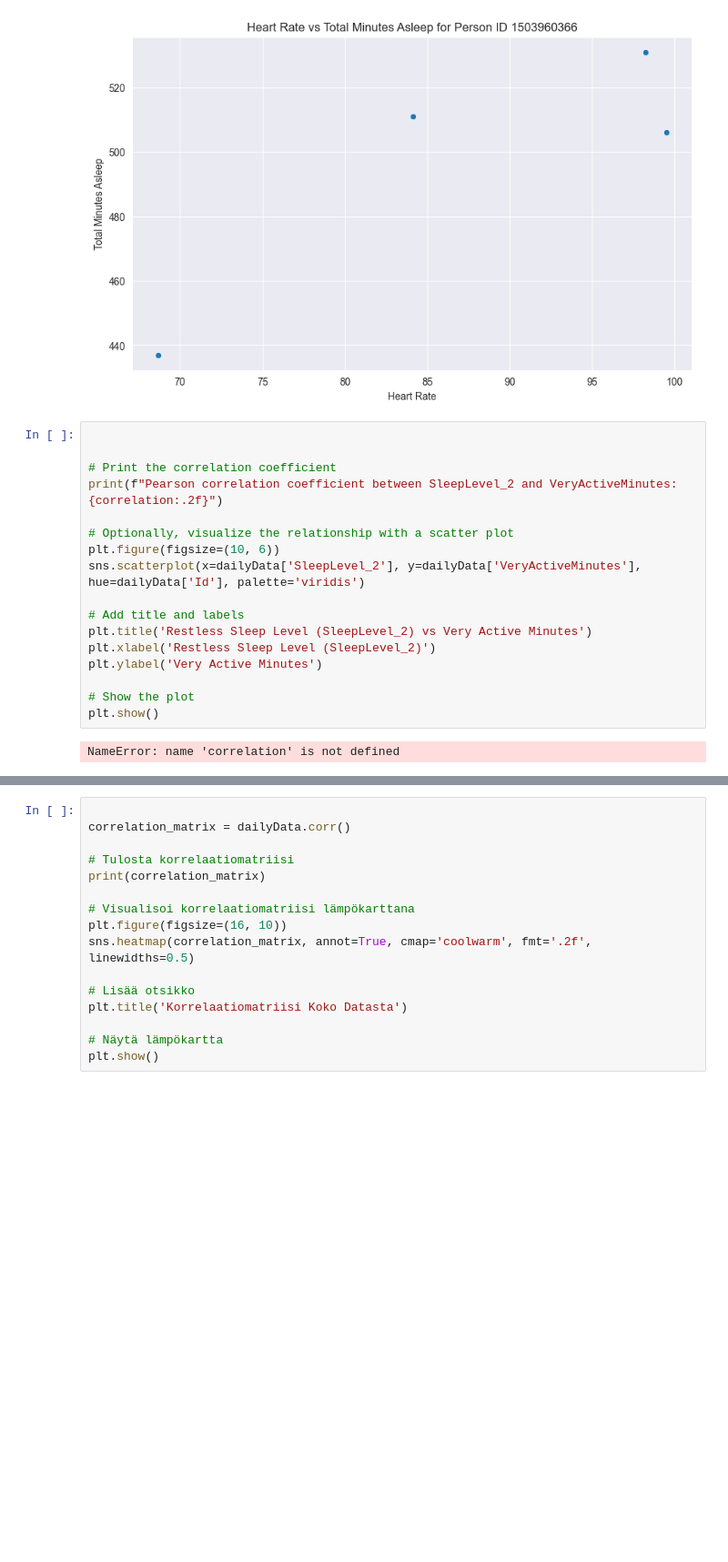
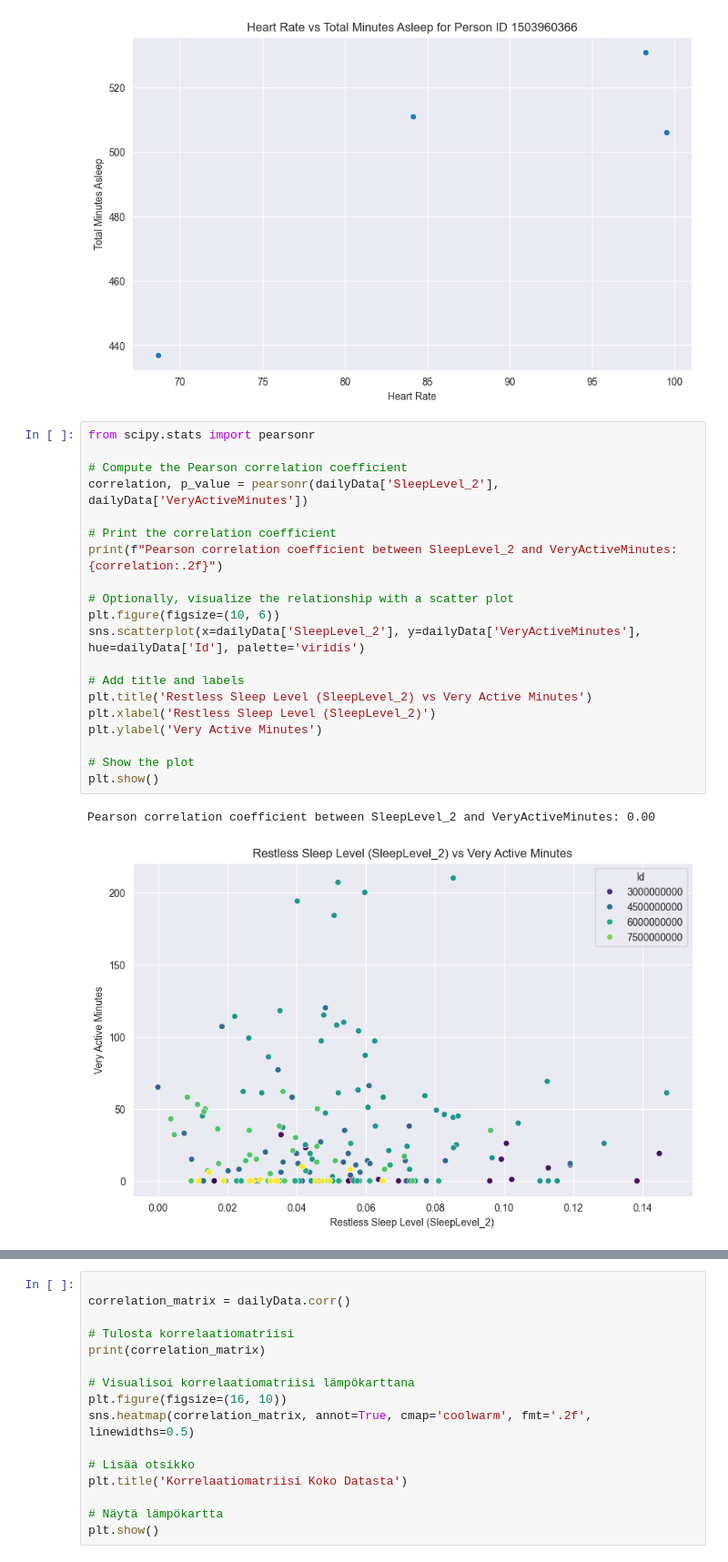
Before and after one commit to kismet85/dkkoAssignments, a Jupyter notebook: Projekti/Uni_ja_liikuntatottumukset.ipynb, the cells around one changed output, grey strips where cells are left out. Shown at 91% size. Saved outputs shown, nothing was run; the diff lists cells and outputs as text; blank space fills up the shorter version.

```diff
--- a/Projekti/Uni_ja_liikuntatottumukset.ipynb
+++ b/Projekti/Uni_ja_liikuntatottumukset.ipynb
@@ -275,21 +197,25 @@ plt.show()
 # %% [output]
 [figure]
 # %%
+from scipy.stats import pearsonr
 
+# Compute the Pearson correlation coefficient
+correlation, p_value = pearsonr(dailyData['SleepLevel_2'], dailyData['VeryActiveMinutes'])
 
 # Print the correlation coefficient
 print(f"Pearson correlation coefficient between SleepLevel_2 and VeryActiveMinutes: {correlation:.2f}")
 
 # Optionally, visualize the relationship with a scatter plot
 plt.figure(figsize=(10, 6))
 sns.scatterplot(x=dailyData['SleepLevel_2'], y=dailyData['VeryActiveMinutes'], hue=dailyData['Id'], palette='viridis')
 
 # Add title and labels
 plt.title('Restless Sleep Level (SleepLevel_2) vs Very Active Minutes')
 plt.xlabel('Restless Sleep Level (SleepLevel_2)')
 plt.ylabel('Very Active Minutes')
 
 # Show the plot
 plt.show()
 # %% [output]
-NameError: name 'correlation' is not defined
+Pearson correlation coefficient between SleepLevel_2 and VeryActiveMinutes: 0.00
+[figure, added]
```
Also changed, not shown: parts of 17 cells of this notebook.
